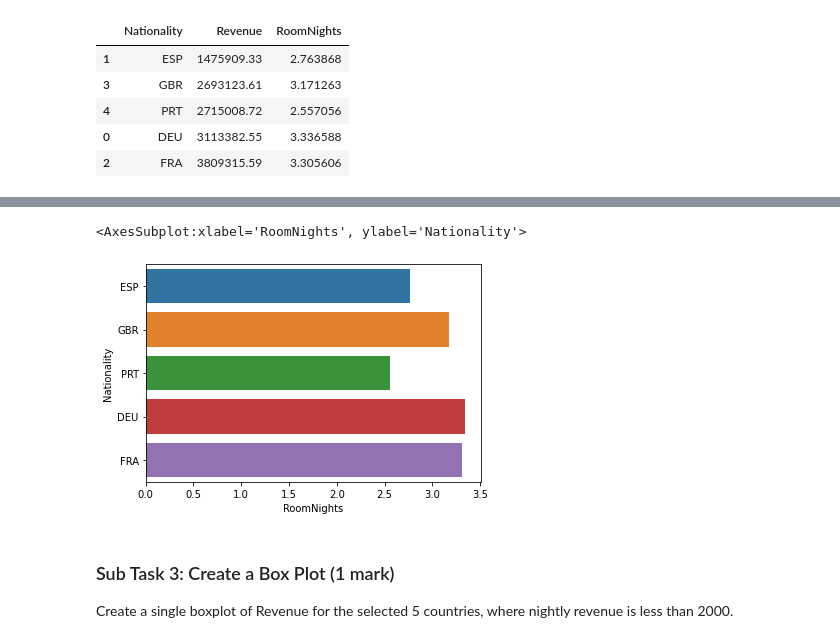
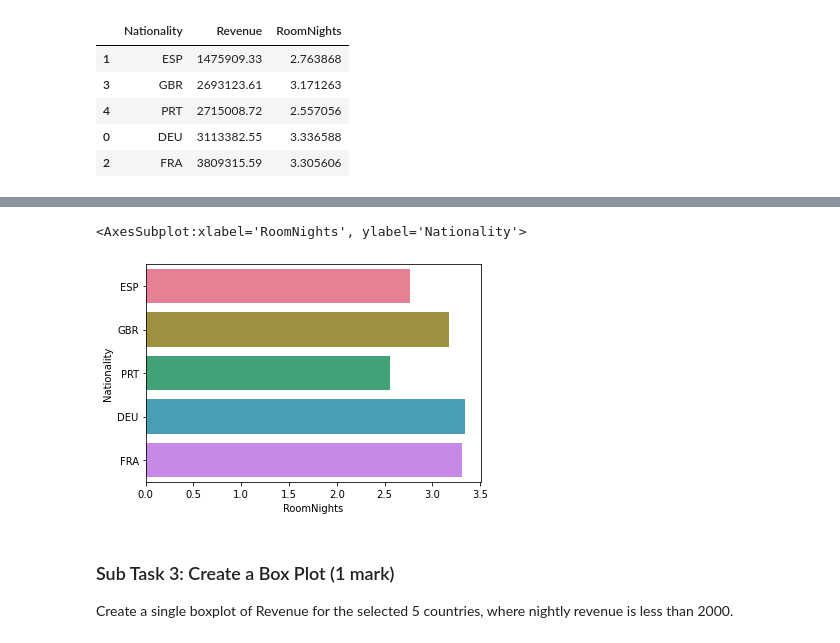
Before and after one commit to zow1e/adv, a Jupyter notebook: Task 2/assignment_task2_student.ipynb, the cells around one changed output, grey strips where cells are left out. Cells and saved outputs as stored; diff of their text form; code cells hidden in the pictures.

```diff
--- a/Task 2/assignment_task2_student.ipynb
+++ b/Task 2/assignment_task2_student.ipynb
@@ -71,8 +75,8 @@ sortednights
 # %%
-sns.barplot(x=sortednights.RoomNights, y=sortednights.Nationality, orient='h')
+sns.barplot(x=sortednights.RoomNights, y=sortednights.Nationality, orient='h', palette ='husl')
 # %% [output]
 <AxesSubplot:xlabel='RoomNights', ylabel='Nationality'>
-[figure, old version]
+[figure, new version]
 # %% [markdown]
 ### Sub Task 3: Create a Box Plot (1 mark)
 
```
Also changed, not shown: parts of 12 cells of this notebook.
